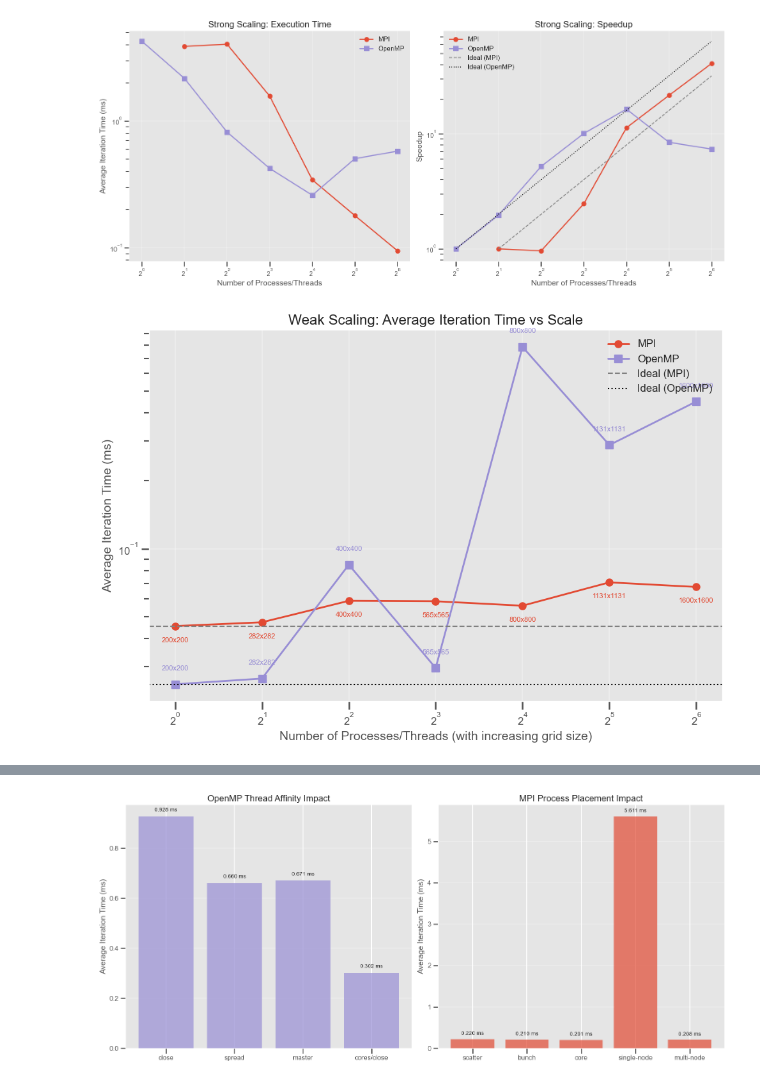
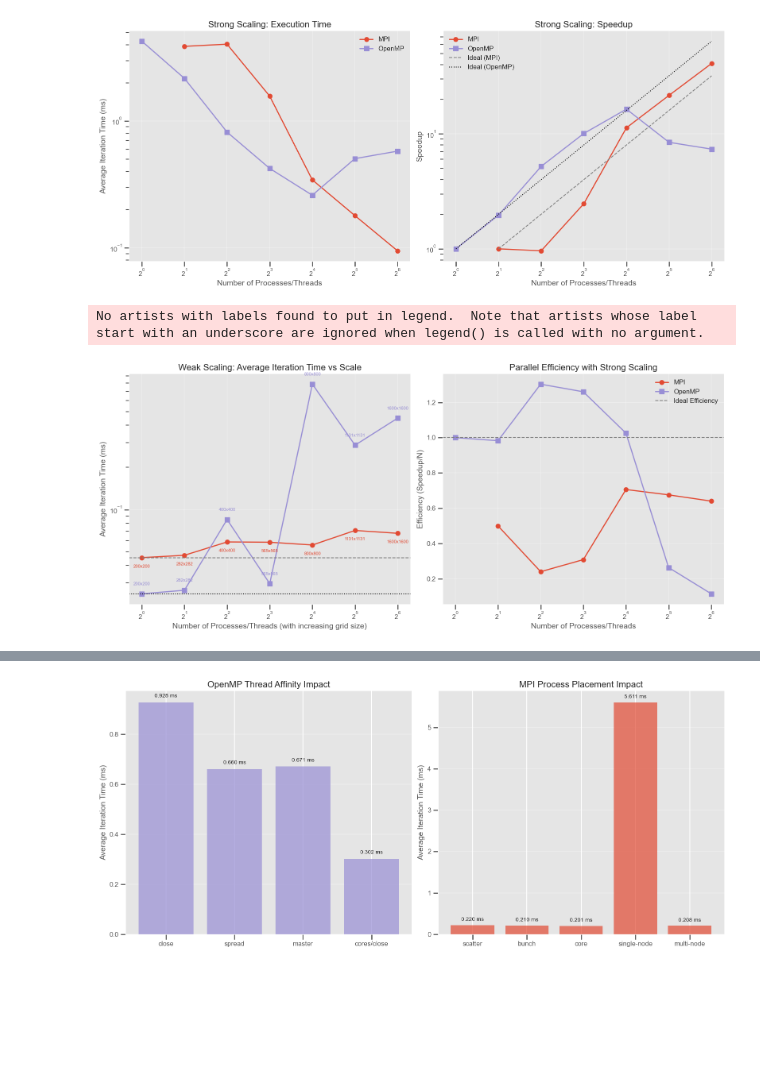
Before and after one commit to AprilQx/Advanced-Computing, a Jupyter notebook: notebook/visualization.ipynb, the cells around one changed output, grey strips where cells are left out. Drawn from its saved outputs; the diff is of its cells as text; code cells hidden in the pictures; blank space fills up the shorter version.

Commit message:
updated visualizations

```diff
--- a/notebook/visualization.ipynb
+++ b/notebook/visualization.ipynb
@@ -1669,31 +1672,49 @@ plt.show()
 [figure]
 # %%
 # 2. Weak Scaling Comparison: MPI vs OpenMP
-fig, ax = plt.subplots(figsize=(10, 7))
+fig, (ax1, ax2) = plt.subplots(1, 2, figsize=(16, 7))
 
-ax.plot(mpi_weak_ranks, mpi_weak_times, 'o-', color=colors[0], linewidth=2, markersize=8, label='MPI')
-ax.plot(omp_weak_threads, omp_weak_times, 's-', color=colors[1], linewidth=2, markersize=8, label='OpenMP')
+ax1.plot(mpi_weak_ranks, mpi_weak_times, 'o-', color=colors[0], linewidth=2, markersize=8, label='MPI')
+ax1.plot(omp_weak_threads, omp_weak_times, 's-', color=colors[1], linewidth=2, markersize=8, label='OpenMP')
 
 # Ideal weak scaling (horizontal line at the first time value)
-ax.axhline(y=mpi_weak_times[0], linestyle='--', color='gray', linewidth=1.5, label='Ideal (MPI)')
-ax.axhline(y=omp_weak_times[0], linestyle=':', color='black', linewidth=1.5, label='Ideal (OpenMP)')
+ax1.axhline(y=mpi_weak_times[0], linestyle='--', color='gray', linewidth=1.5, label='Ideal (MPI)')
+ax1.axhline(y=omp_weak_times[0], linestyle=':', color='black', linewidth=1.5, label='Ideal (OpenMP)')
 
-ax.set_title('Weak Scaling: Average Iteration Time vs Scale', fontsize=16)
-ax.set_xlabel('Number of Processes/Threads (with increasing grid size)', fontsize=14)
-ax.set_ylabel('Average Iteration Time (ms)', fontsize=14)
-ax.set_xscale('log', base=2)
-ax.set_yscale('log')
-ax.grid(True, alpha=0.3)
+ax1.set_title('Weak Scaling: Average Iteration Time vs Scale', fontsize=16)
+ax1.set_xlabel('Number of Processes/Threads (with increasing grid size)', fontsize=14)
+ax1.set_ylabel('Average Iteration Time (ms)', fontsize=14)
+ax1.set_xscale('log', base=2)
+ax1.set_yscale('log')
+ax1.grid(True, alpha=0.3)
 
 # Add grid sizes as text below the corresponding points
 for i, (rank, time) in enumerate(zip(mpi_weak_ranks, mpi_weak_times)):
-    ax.text(rank, time*0.85, mpi_weak_grid_sizes[i], fontsize=8, ha='center', color=colors[0])
+    ax1.text(rank, time*0.85, mpi_weak_grid_sizes[i], fontsize=8, ha='center', color=colors[0])
 
 for i, (thread, time) in enumerate(zip(omp_weak_threads, omp_weak_times)):
-    ax.text(thread, time*1.15, omp_weak_grid_sizes[i], fontsize=8, ha='center', color=colors[1])
+    ax1.text(thread, time*1.15, omp_weak_grid_sizes[i], fontsize=8, ha='center', color=colors[1])
 
-ax.legend(fontsize=12)
+ax2.legend(fontsize=12)
+
+mpi_efficiency = [mpi_speedup[i]/mpi_strong_ranks[i] for i in range(len(mpi_strong_ranks))]
+omp_efficiency = [omp_speedup[i]/omp_strong_threads[i] for i in range(len(omp_strong_threads))]
+
+ax2.plot(mpi_strong_ranks, mpi_efficiency, 'o-', color=colors[0], linewidth=2, markersize=8, label='MPI')
+ax2.plot(omp_strong_threads, omp_efficiency, 's-', color=colors[1], linewidth=2, markersize=8, label='OpenMP')
+
+# Ideal efficiency (horizontal line at 1.0)
+ax2.axhline(y=1.0, linestyle='--', color='gray', linewidth=1.5, label='Ideal Efficiency')
+
+ax2.set_title('Parallel Efficiency with Strong Scaling', fontsize=16)
+ax2.set_xlabel('Number of Processes/Threads', fontsize=14)
+ax2.set_ylabel('Efficiency (Speedup/N)', fontsize=14)
+ax2.set_xscale('log', base=2)
+ax2.grid(True, alpha=0.3)
+ax2.legend(fontsize=12)
+
 plt.tight_layout()
 plt.savefig('weak_scaling_comparison_csd3.png', dpi=300)
 # %% [output]
+No artists with labels found to put in legend.  Note that artists whose label start with an underscore are ignored when legend() is called with no argument.
-[figure, old version]
+[figure, new version]
```
Also changed, not shown: parts of 12 cells of this notebook, 7 other files.
